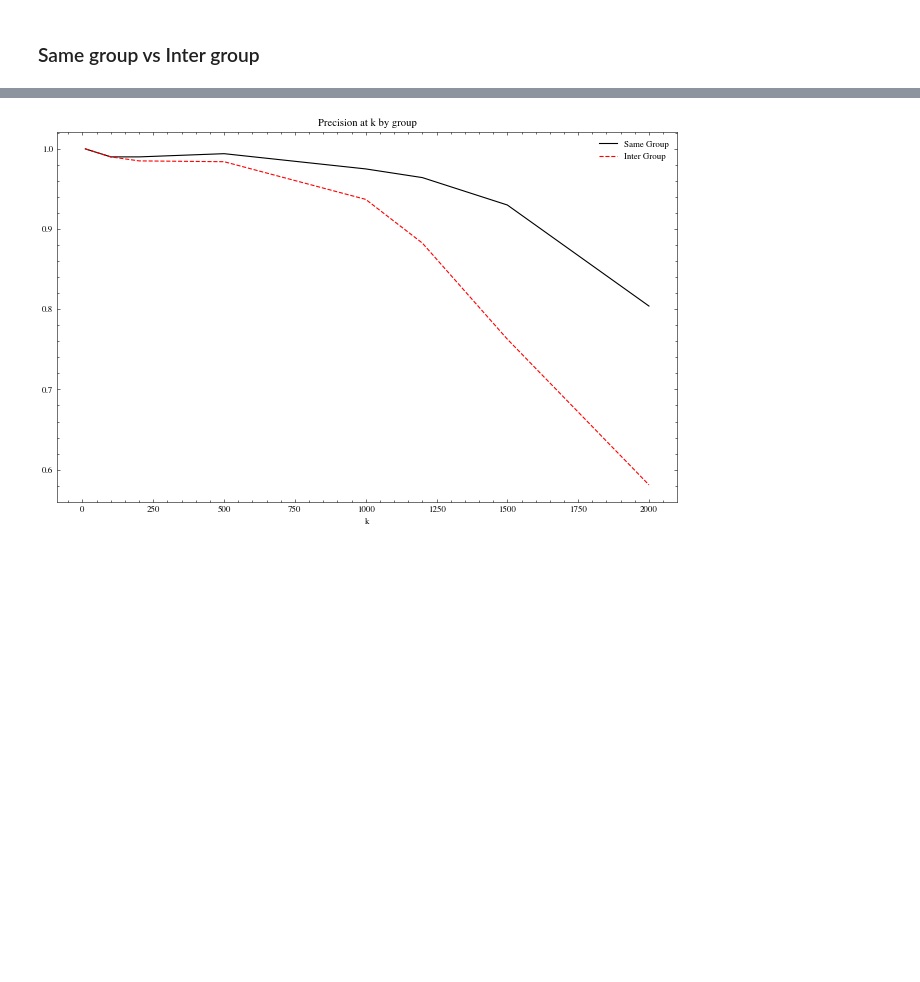
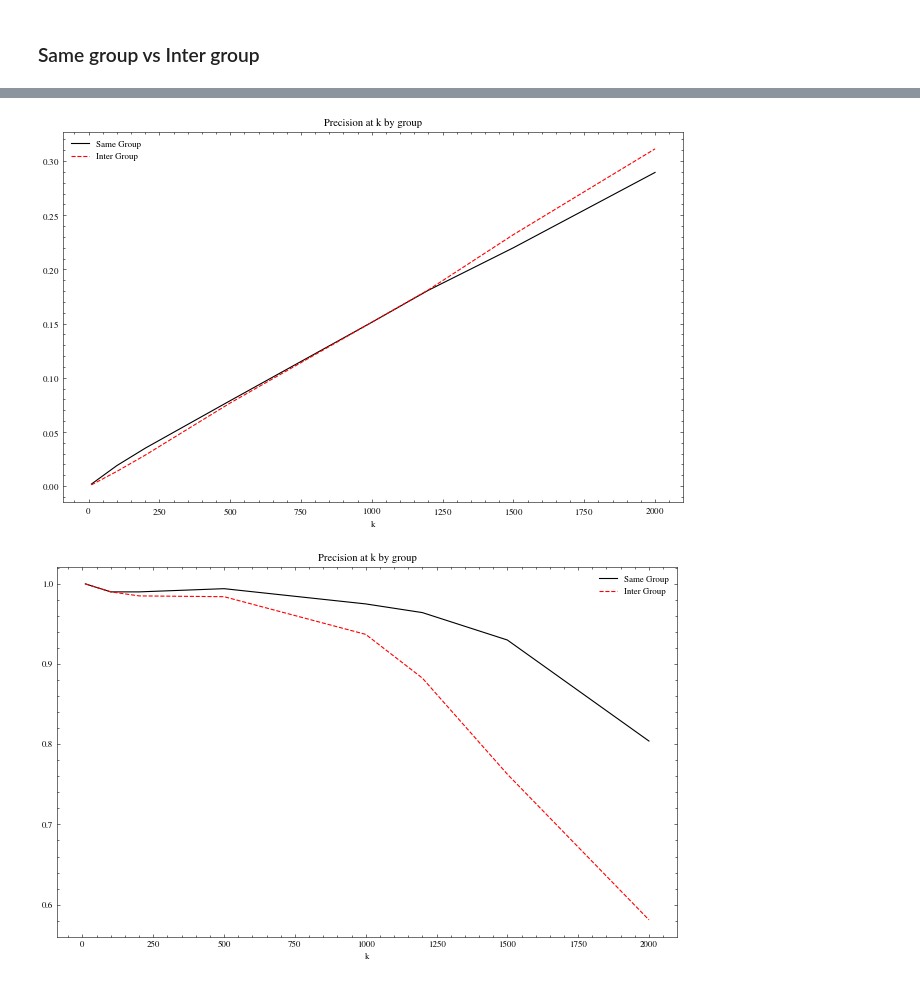
Before and after one commit to joaopedromattos/fairness, a Jupyter notebook: metrics_intervention.ipynb, the cells around one changed output, grey strips where cells are left out. Drawn from its saved outputs; the diff is of its cells as text; code cells hidden in the pictures; blank space fills up the shorter version.

```diff
--- a/metrics_intervention.ipynb
+++ b/metrics_intervention.ipynb
@@ -6,6 +7,6 @@ import scienceplots
 import os
 # %%
-results_path = '/Users/joaopedromattos/Documents/fairness/subgraph_sketching-original/src/results/facebook_20231128-173633/'
+results_path = '/home/jrm28/fairness/subgraph_sketching-original/src/results/facebook_20231202-150837'
 preds = torch.load(os.path.join(results_path, 'facebook_0_149.pth'), map_location=torch.device('cpu'))
 adv_preds = torch.load(os.path.join(results_path, 'facebook_0_149_adv.pth'), map_location=torch.device('cpu'))
 # %% [markdown]
@@ -24,3 +36,26 @@ unprotected_group_mask = (adv_preds['test_groups'] == 0)
+# %%
+same_group_results, inter_group_results, protected_group_results, unprotected_group_results = [], [], [], []
+ks = [10, 100, 200, 500, 1000, 1200, 1500, 2000]
+for k in ks:
+    same_group, inter_group = normalized_precision_at_k(preds['test_true'], preds['test_pred'], adv_preds['test_groups'], k)
+    same_group_results.append(same_group)
+    inter_group_results.append(inter_group)
+    # protected_group_results.append(precision_at_k(preds['test_true'][protected_group_mask], preds['test_pred'][protected_group_mask], k))
+    # unprotected_group_results.append(precision_at_k(preds['test_true'][unprotected_group_mask], preds['test_pred'][unprotected_group_mask], k))
+
+plt.figure(figsize=(10, 6), dpi=80)
+
+plt.rcdefaults()
+plt.style.use(['science','ieee', 'no-latex'])
+plt.plot(ks, same_group_results, label='Same Group')
+plt.plot(ks, inter_group_results, label='Inter Group')
+
+plt.title("Precision at k by group")
+plt.legend()
+plt.xlabel('k')
+plt.show();
+# %% [output]
+[figure, added]
 # %%
 same_group_results, inter_group_results, protected_group_results, unprotected_group_results = [], [], [], []
 ks = [10, 100, 200, 500, 1000, 1200, 1500, 2000]
```
Also changed, not shown: parts of 2 cells of this notebook, 15 other files.
